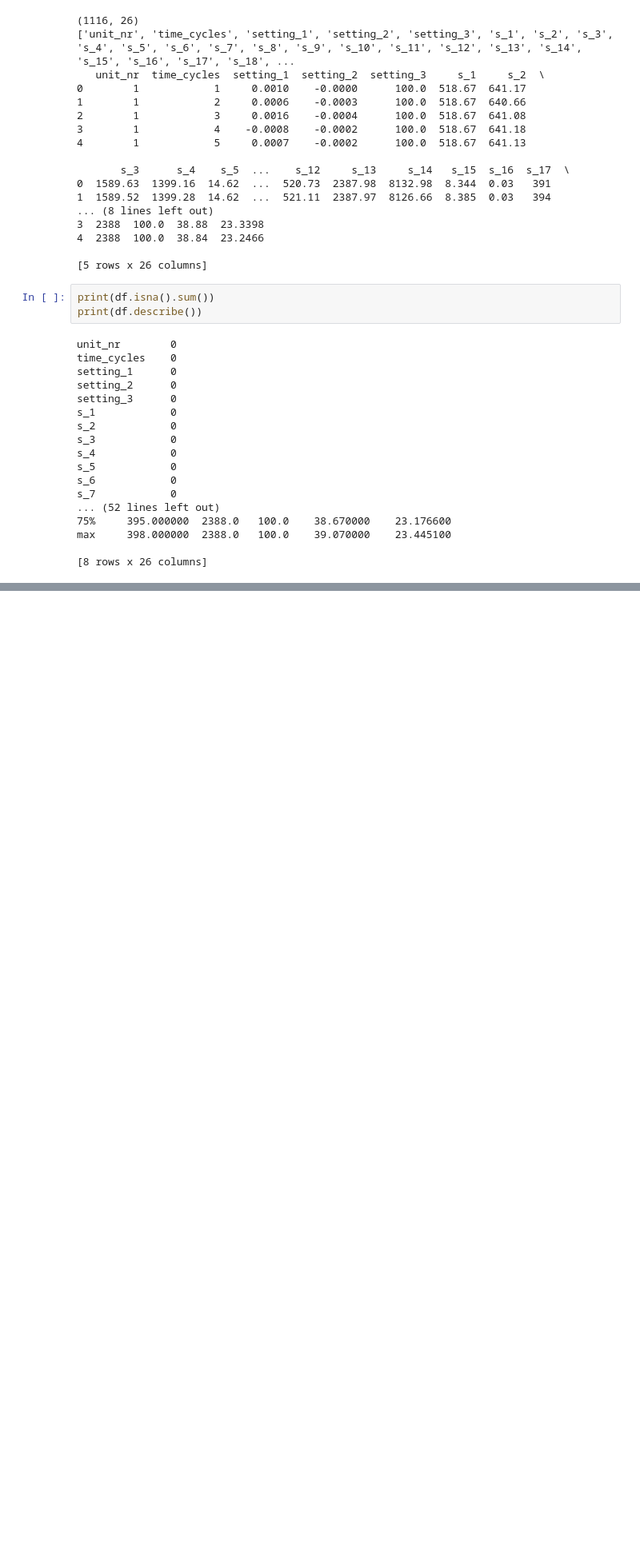
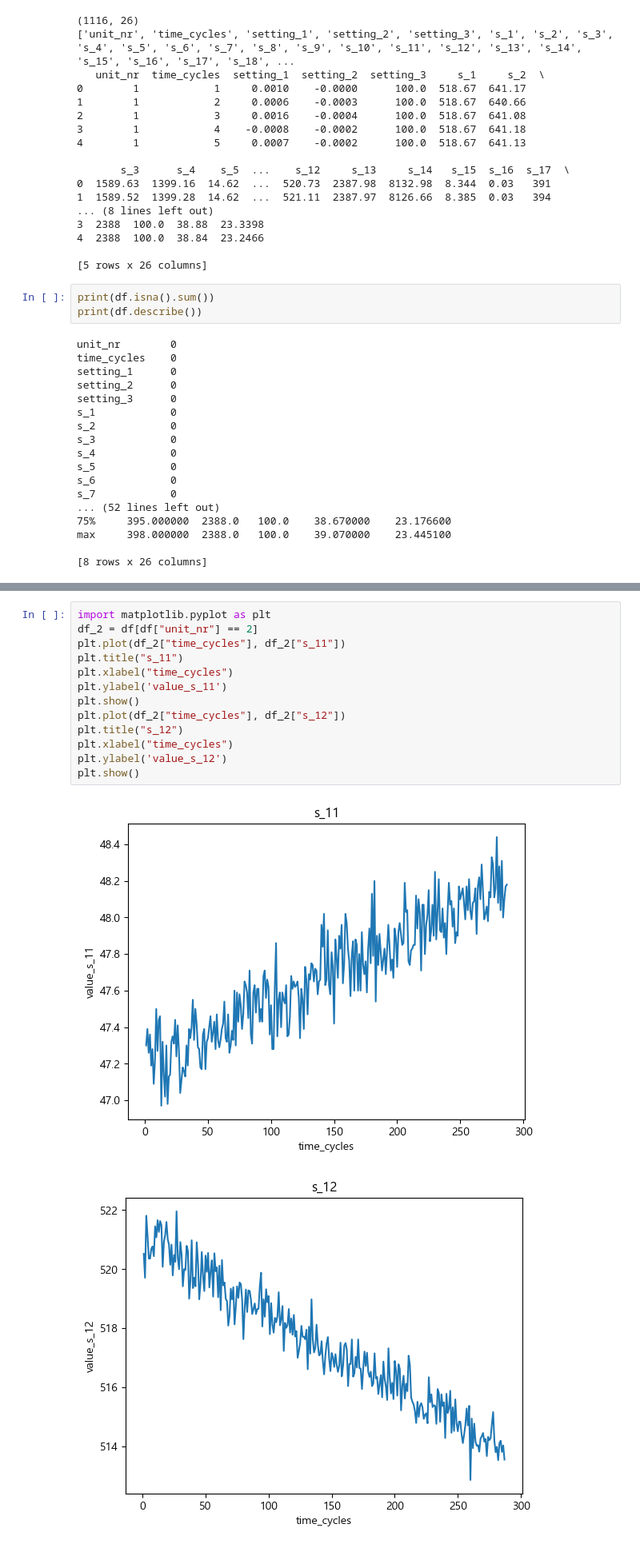
Before and after one commit to songjiho1209-sudo/Test, a Jupyter notebook: data/08_31.ipynb, the cells around one changed output, grey strips where cells are left out. Shown at 80% size. Saved outputs shown, nothing was run; the diff lists cells and outputs as text; blank space fills up the shorter version.

```diff
--- a/data/08_31.ipynb
+++ b/data/08_31.ipynb
@@ -93,0 +109,16 @@ s_7 마지막 값: 546.17
+# %%
+import matplotlib.pyplot as plt
+df_2 = df[df["unit_nr"] == 2]
+plt.plot(df_2["time_cycles"], df_2["s_11"])
+plt.title("s_11")
+plt.xlabel("time_cycles")
+plt.ylabel('value_s_11')
+plt.show()
+plt.plot(df_2["time_cycles"], df_2["s_12"])
+plt.title("s_12")
+plt.xlabel("time_cycles")
+plt.ylabel('value_s_12')
+plt.show()
+# %% [output]
+[figure, added]
+[figure, added]
```
Also changed, not shown: parts of 23 cells of this notebook, 6 other files.
